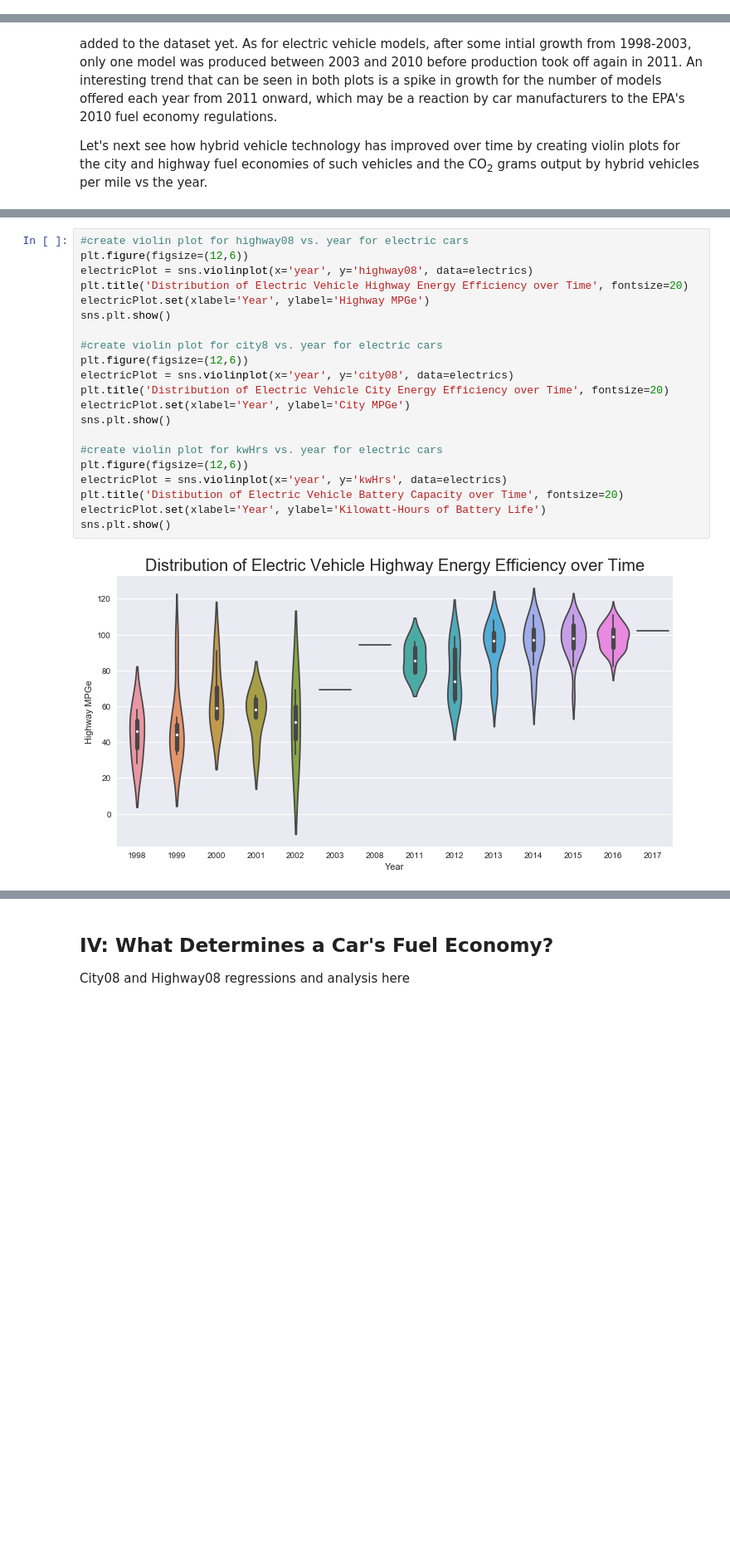
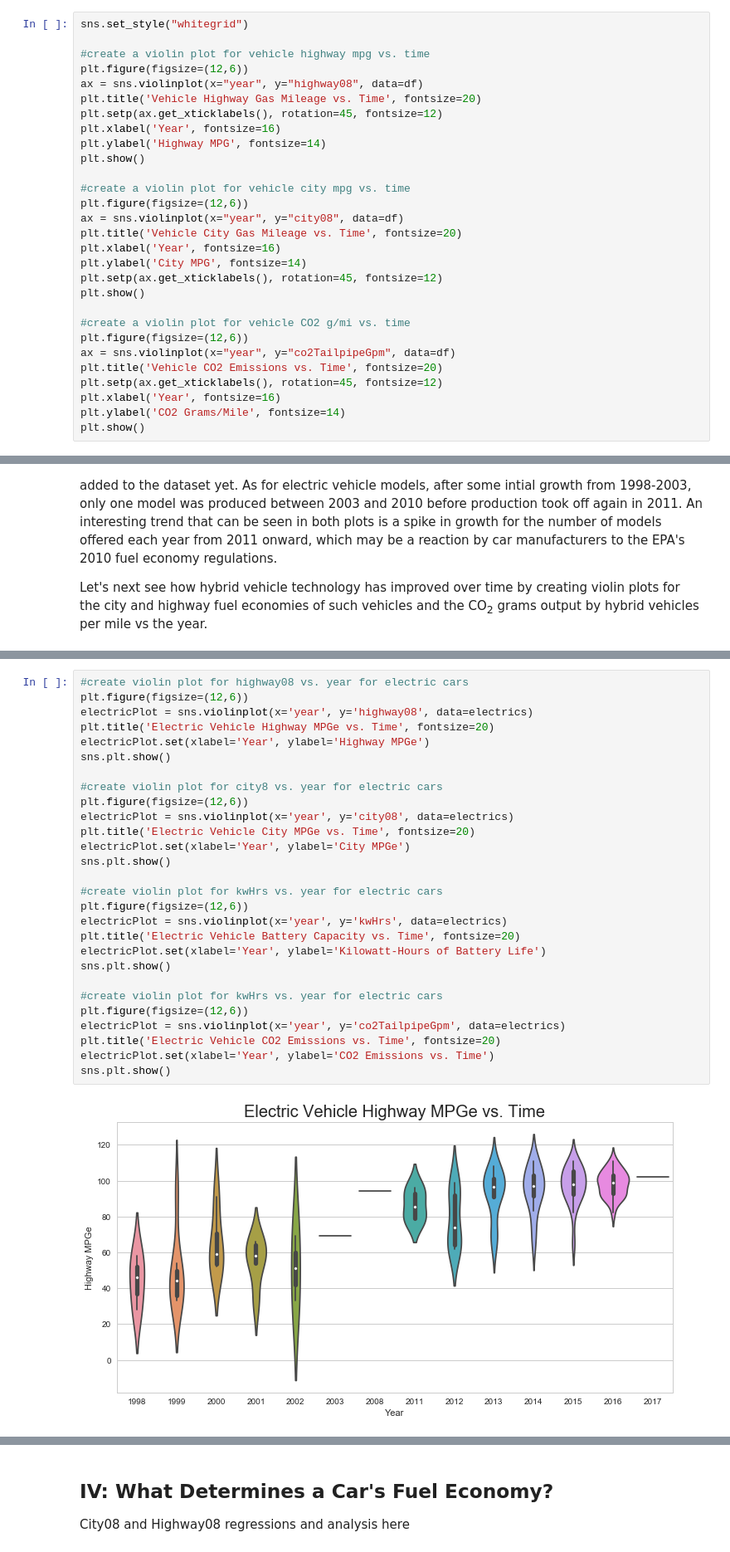
Before and after one commit to jnfoote76/fuel-economy-analysis, a Jupyter notebook: Final Tutorial.ipynb, the cells around one changed output, grey strips where cells are left out. Shown at 83% size. Drawn from its saved outputs; the diff is of its cells as text; blank space fills up the shorter version.

```diff
--- a/Final Tutorial.ipynb
+++ b/Final Tutorial.ipynb
@@ -230,0 +233,29 @@ Charts and maybe the stats test about the regulations here
+# %%
+sns.set_style("whitegrid")
+
+#create a violin plot for vehicle highway mpg vs. time
+plt.figure(figsize=(12,6))
+ax = sns.violinplot(x="year", y="highway08", data=df)
+plt.title('Vehicle Highway Gas Mileage vs. Time', fontsize=20)
+plt.setp(ax.get_xticklabels(), rotation=45, fontsize=12)
+plt.xlabel('Year', fontsize=16)
+plt.ylabel('Highway MPG', fontsize=14)
+plt.show()
+
+#create a violin plot for vehicle city mpg vs. time
+plt.figure(figsize=(12,6))
+ax = sns.violinplot(x="year", y="city08", data=df)
+plt.title('Vehicle City Gas Mileage vs. Time', fontsize=20)
+plt.xlabel('Year', fontsize=16)
+plt.ylabel('City MPG', fontsize=14)
+plt.setp(ax.get_xticklabels(), rotation=45, fontsize=12)
+plt.show()
+
+#create a violin plot for vehicle CO2 g/mi vs. time
+plt.figure(figsize=(12,6))
+ax = sns.violinplot(x="year", y="co2TailpipeGpm", data=df)
+plt.title('Vehicle CO2 Emissions vs. Time', fontsize=20)
+plt.setp(ax.get_xticklabels(), rotation=45, fontsize=12)
+plt.xlabel('Year', fontsize=16)
+plt.ylabel('CO2 Grams/Mile', fontsize=14)
+plt.show()
@@ -306,23 +395,30 @@ Let's also see how electric cars are improving over time. We'll look at trends i
 # %%
 #create violin plot for highway08 vs. year for electric cars
 plt.figure(figsize=(12,6))
 electricPlot = sns.violinplot(x='year', y='highway08', data=electrics)
-plt.title('Distribution of Electric Vehicle Highway Energy Efficiency over Time', fontsize=20)
+plt.title('Electric Vehicle Highway MPGe vs. Time', fontsize=20)
 electricPlot.set(xlabel='Year', ylabel='Highway MPGe')
 sns.plt.show()
 
 #create violin plot for city8 vs. year for electric cars
 plt.figure(figsize=(12,6))
 electricPlot = sns.violinplot(x='year', y='city08', data=electrics)
-plt.title('Distribution of Electric Vehicle City Energy Efficiency over Time', fontsize=20)
+plt.title('Electric Vehicle City MPGe vs. Time', fontsize=20)
 electricPlot.set(xlabel='Year', ylabel='City MPGe')
 sns.plt.show()
 
 #create violin plot for kwHrs vs. year for electric cars
 plt.figure(figsize=(12,6))
 electricPlot = sns.violinplot(x='year', y='kwHrs', data=electrics)
-plt.title('Distibution of Electric Vehicle Battery Capacity over Time', fontsize=20)
+plt.title('Electric Vehicle Battery Capacity vs. Time', fontsize=20)
 electricPlot.set(xlabel='Year', ylabel='Kilowatt-Hours of Battery Life')
 sns.plt.show()
+
+#create violin plot for kwHrs vs. year for electric cars
+plt.figure(figsize=(12,6))
+electricPlot = sns.violinplot(x='year', y='co2TailpipeGpm', data=electrics)
+plt.title('Electric Vehicle CO2 Emissions vs. Time', fontsize=20)
+electricPlot.set(xlabel='Year', ylabel='CO2 Emissions vs. Time')
+sns.plt.show()
 # %% [output]
-[figure, old version]
+[figure, new version]
```
Also changed, not shown: parts of 12 cells of this notebook.
